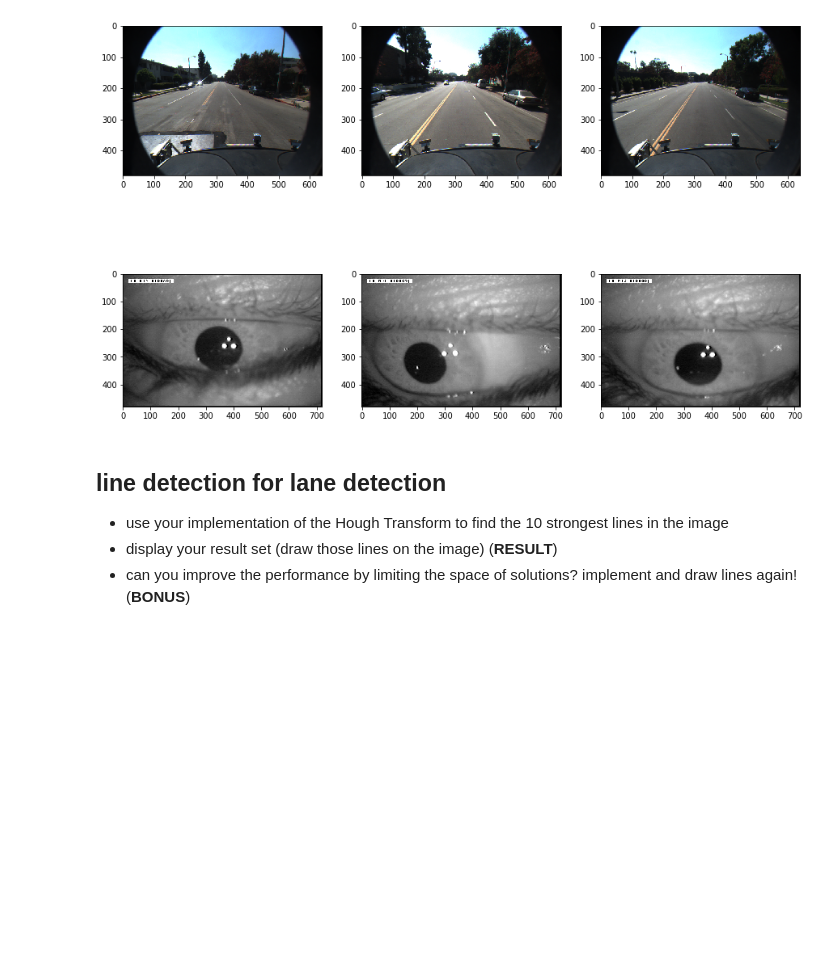
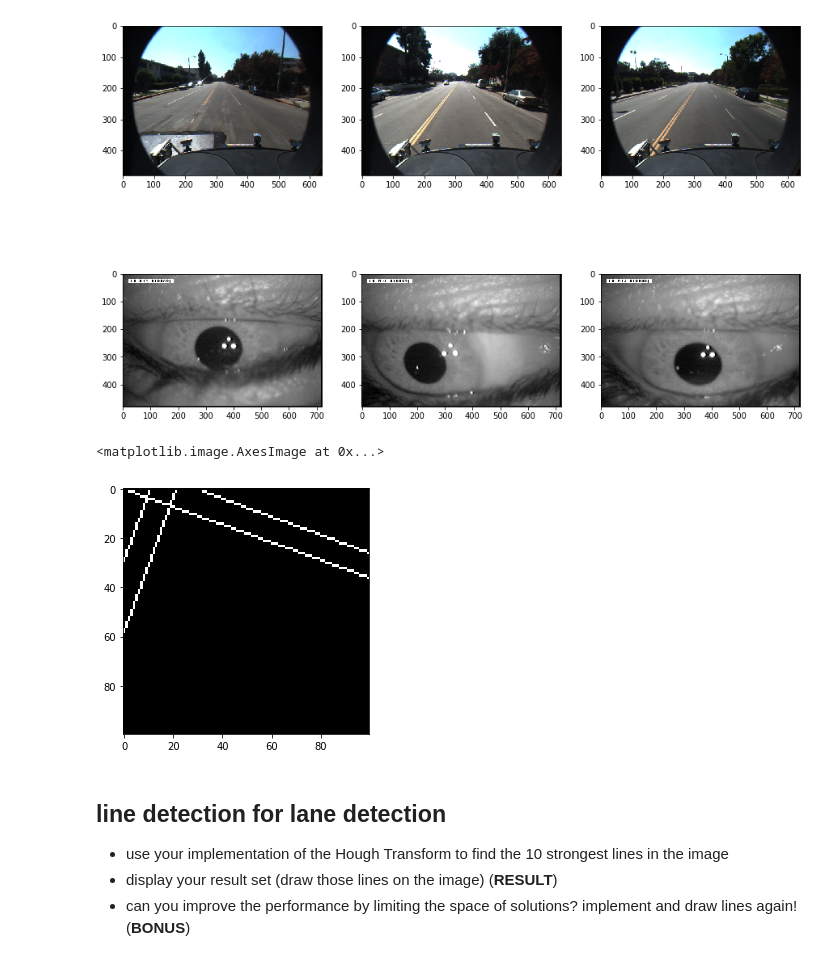
Before and after one commit to timlandgraf/cv201718_assignments, a Jupyter notebook: 03_HoughTransform.ipynb, the cells around one changed output. Drawn from its saved outputs; the diff is of its cells as text; code cells hidden in the pictures; blank space fills up the shorter version.

Commit message:
added function to draw lines to assignment 03

```diff
--- a/03_HoughTransform.ipynb
+++ b/03_HoughTransform.ipynb
@@ -40,6 +40,44 @@ ax23.imshow(eye3)
 # %% [output]
 <matplotlib.image.AxesImage at 0x...>
 [figure]
+# %%
+# dieser Code wurde als Musterlösung von Sebastian Oltmanns zur Verfügung gestellt und von Tim renoviert
+
+%matplotlib inline
+from skimage.draw import line
+from skimage import io
+import math
+import numpy as np
+
+def draw_line_hessian_normal(image, a, r):
+
+    (dimy,dimx) = image.shape
+
+    #r = x*cosa + y*sina
+
+    # compute start and end point of line
+    x0 = 0
+    y0 = round((r - x0*math.cos(math.radians(a)))/math.sin(math.radians(a)))
+    x1 = dimx
+    y1 = round((r - x1*math.cos(math.radians(a)))/math.sin(math.radians(a)))
+
+    liney,linex = line(y0,x0,y1,x1)
+
+    ret = np.copy(image)
+    for yy in range(0,liney.size-1):
+        if (liney[yy] > 0) and (liney[yy] < dimy-1):
+            ret[liney[yy],linex[yy]] = 1
+    return ret
+
+image = np.zeros((100,100))
+image = draw_line_hessian_normal(image, 20, 20)
+image = draw_line_hessian_normal(image, 20, 10)
+image = draw_line_hessian_normal(image, 110, 0)
+image = draw_line_hessian_normal(image, -70, 10)
+io.imshow(image)
+# %% [output]
+<matplotlib.image.AxesImage at 0x...>
+[figure, added]
 # %% [markdown]
 ## line detection for lane detection
 
```
